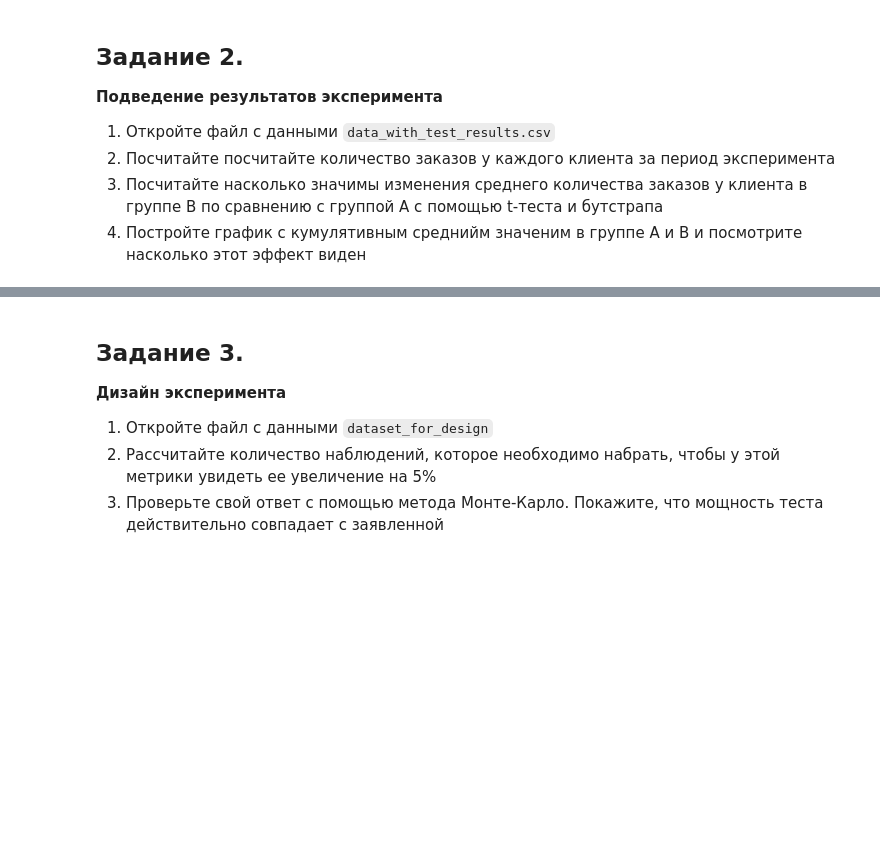
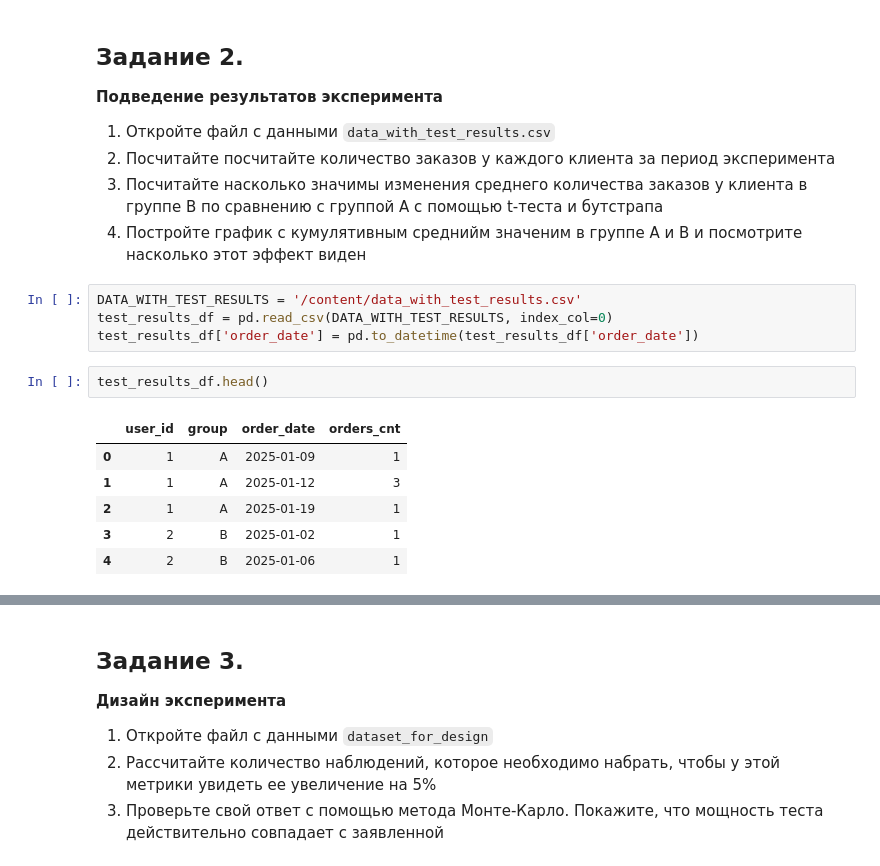
Before and after one commit to Yukkitsune/TBank-Analytics, a Jupyter notebook: Probability theory and mathematical statistics/homework3_statistics.ipynb, the cells around one changed output, grey strips where cells are left out. Drawn from its saved outputs; the diff is of its cells as text; blank space fills up the shorter version.

```diff
--- a/Probability theory and mathematical statistics/homework3_statistics.ipynb
+++ b/Probability theory and mathematical statistics/homework3_statistics.ipynb
@@ -36,3 +120,16 @@ from tqdm import tqdm
 2) Посчитайте посчитайте количество заказов у каждого клиента за период эксперимента
 3) Посчитайте насколько значимы изменения среднего количества заказов у клиента в группе B по сравнению с группой А с помощью t-теста и бутстрапа
 4) Постройте график с кумулятивным среднийм значеним в группе A и B и посмотрите насколько этот эффект виден
+# %%
+DATA_WITH_TEST_RESULTS = '/content/data_with_test_results.csv'
+test_results_df = pd.read_csv(DATA_WITH_TEST_RESULTS, index_col=0)
+test_results_df['order_date'] = pd.to_datetime(test_results_df['order_date'])
+# %%
+test_results_df.head()
+# %% [output]
+|  | user_id | group | order_date | orders_cnt |
+| 0 | 1 | A | 2025-01-09 | 1 |
+| 1 | 1 | A | 2025-01-12 | 3 |
+| 2 | 1 | A | 2025-01-19 | 1 |
+| 3 | 2 | B | 2025-01-02 | 1 |
+| 4 | 2 | B | 2025-01-06 | 1 |
```
Also changed, not shown: parts of 21 cells of this notebook.
